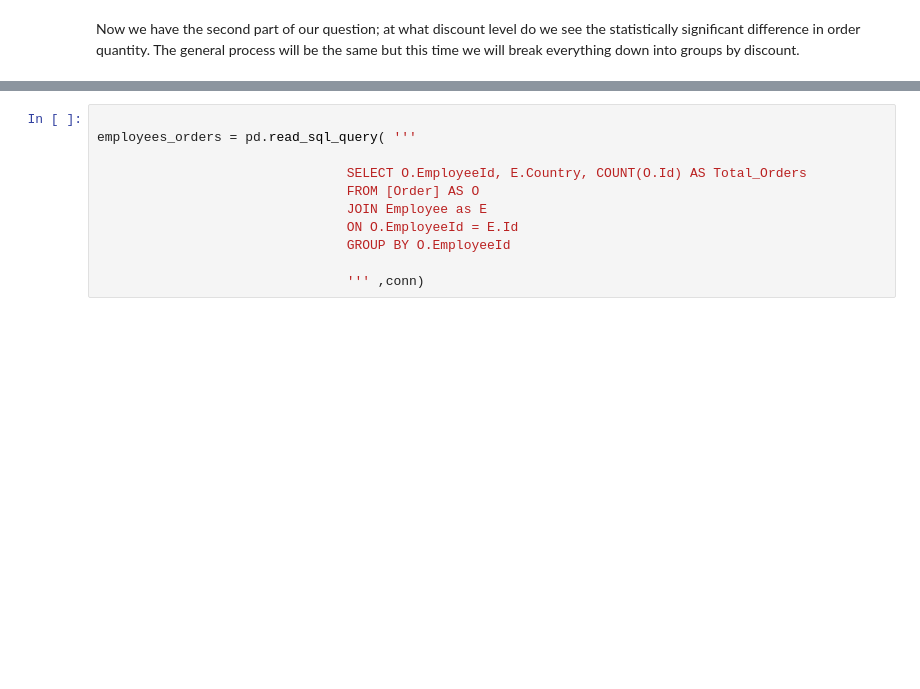
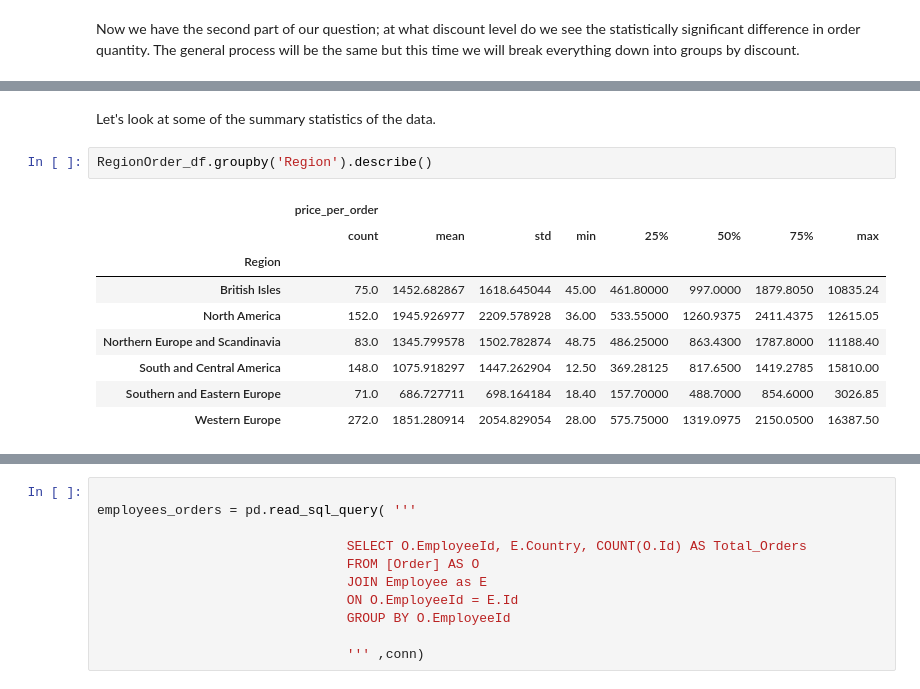
Before and after one commit to MissAle17/dsc-2-final-project-online-ds-sp-000, a Jupyter notebook: Mod2_Project_v2.ipynb, the cells around one changed output, grey strips where cells are left out. Saved outputs shown, nothing was run; the diff lists cells and outputs as text; blank space fills up the shorter version.

```diff
--- a/Mod2_Project_v2.ipynb
+++ b/Mod2_Project_v2.ipynb
@@ -394,0 +453,14 @@ discount_levels_df.sort_values('Cohens d', ascending=False)
+# %% [markdown]
+Let's look at some of the summary statistics of the data.
+# %%
+RegionOrder_df.groupby('Region').describe()
+# %% [output]
+|  | price_per_order |  |  |  |  |  |  |  |
+|  | count | mean | std | min | 25% | 50% | 75% | max |
+| Region |  |  |  |  |  |  |  |  |
+| British Isles | 75.0 | 1452.682867 | 1618.645044 | 45.00 | 461.80000 | 997.0000 | 1879.8050 | 10835.24 |
+| North America | 152.0 | 1945.926977 | 2209.578928 | 36.00 | 533.55000 | 1260.9375 | 2411.4375 | 12615.05 |
+| Northern Europe and Scandinavia | 83.0 | 1345.799578 | 1502.782874 | 48.75 | 486.25000 | 863.4300 | 1787.8000 | 11188.40 |
+| South and Central America | 148.0 | 1075.918297 | 1447.262904 | 12.50 | 369.28125 | 817.6500 | 1419.2785 | 15810.00 |
+| Southern and Eastern Europe | 71.0 | 686.727711 | 698.164184 | 18.40 | 157.70000 | 488.7000 | 854.6000 | 3026.85 |
+| Western Europe | 272.0 | 1851.280914 | 2054.829054 | 28.00 | 575.75000 | 1319.0975 | 2150.0500 | 16387.50 |
```
Also changed, not shown: parts of 22 cells of this notebook.
